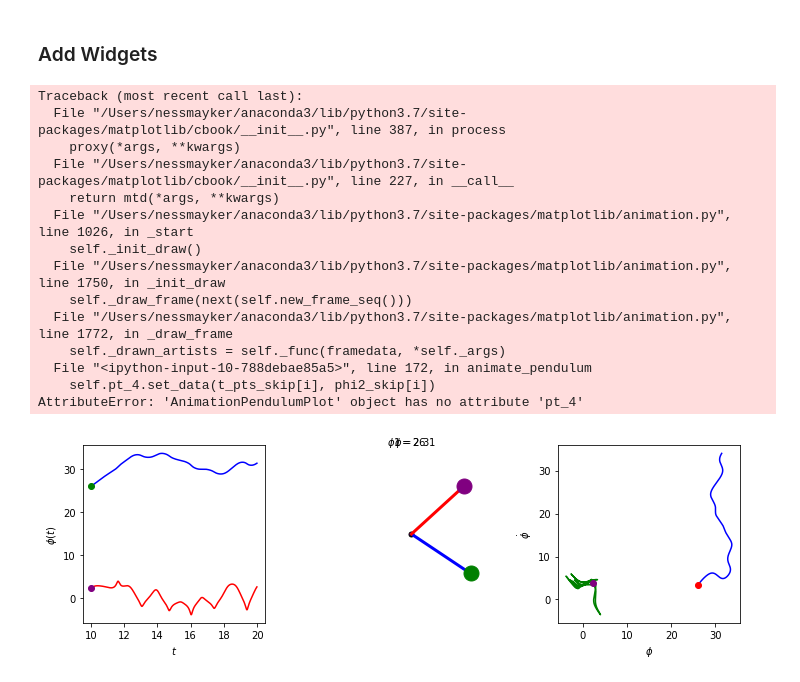
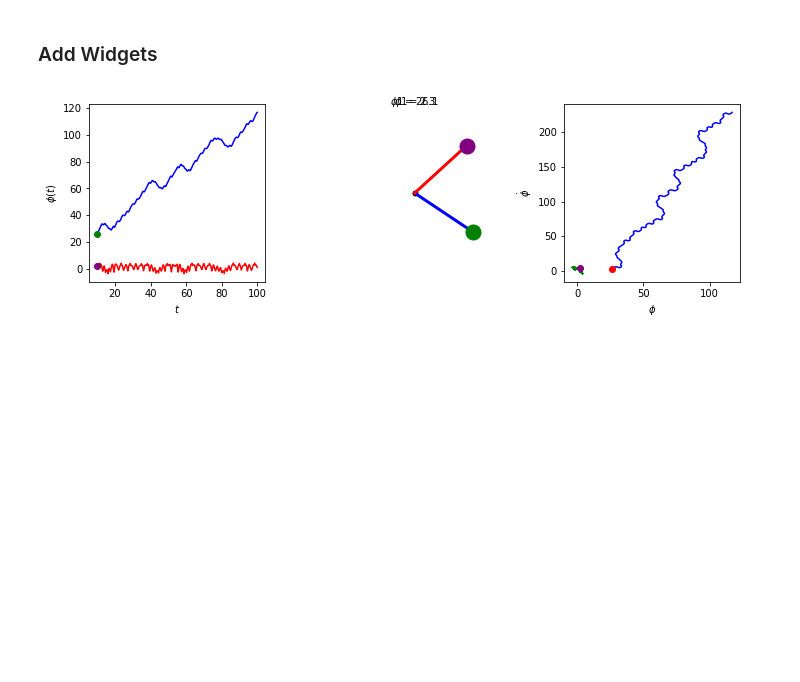
Before and after one commit to NessMayker/Physics5300, a Jupyter notebook: Double Pendulum.ipynb, the cells around one changed output. Saved outputs shown, nothing was run; the diff lists cells and outputs as text; code cells hidden in the pictures; blank space fills up the shorter version.

Commit message:
Less Broken Animations

```diff
--- a/Double Pendulum.ipynb
+++ b/Double Pendulum.ipynb
@@ -478,14 +478,14 @@ class AnimationPendulumPlot():
         self.phi1_text.set_text(phi1_string)
 #.4,.5.6, UPDATE THE SECOND PHI AS WELL (CHANGE PHI_PLOT TO PHI_SKIP FROM ABOVE)
         self.pt_3.set_data(phi1_skip[i], phi_dot1_skip[i])
-        self.pt_4.set_data(t_pts_skip[i], phi2_skip[i])
+        self.pt_1b.set_data(t_pts_skip[i], phi2_skip[i])
 
-        self.line_5.set_data([phi2_skip[i], phi2_skip[i]], [0., self.length])
-        self.pt_5.set_data(phi2_skip[i], self.length)
+        self.line_2b.set_data([phi2_skip[i], phi2_skip[i]], [0., self.length])
+        self.pt_2b.set_data(phi2_skip[i], self.length)
         phi2_string = rf'$\phi1 = {phi2_skip[i]:.1f}$'
         self.phi2_text.set_text(phi2_string)
-        self.pt_6.set_data(phi2_skip[i], phi_dot2_skip[i])
-        return self.pt_1, self.pt_2, self.phi1_text, self.pt_3, self.pt_4, self.pt_5, self.phi2_text, self.pt_6
+        self.pt_3b.set_data(phi2_skip[i], phi_dot2_skip[i])
+        return self.pt_1, self.pt_2, self.phi1_text, self.pt_3, self.pt_1b, self.pt_2b, self.phi2_text, self.pt_3b
 
 
     def start_animation(self, skip=2, interval=25.):
@@ -512,6 +512,7 @@ class AnimationPendulumPlot():
 # %%
 # Create a pendulum animation instance.
 pendulum_anim = AnimationPendulumPlot(phi_vs_t=True,
+                                      phi_dot_vs_t=False,
                                       state_space=True,
                                       physical_pend=True)
 
@@ -537,27 +538,13 @@ p1 = DoublePendulum(L1=L1, L2=L2, g=g, m1=m1, m2=m2)
 pendulum_anim.add_pendulum(p1, phi1_0, phi_dot1_0,phi2_0, phi_dot2_0)
 # %%
 plot_start = 10.   # time to begin plotting
-plot_end = 20.    # time to end plotting
+plot_end = 200.    # time to end plotting
 pendulum_anim.plot_setup(plot_start, plot_end)
 
 # Start the animation (adjust skip and interval for a smooth plot at a
 #  useful speed)
 skip = 2        # skip between time points (in units of delta_t)
 interval = 15.  # time between frames in milliseconds
 pendulum_anim.start_animation(skip, interval)
 # %% [output]
-Traceback (most recent call last):
-  File "/Users/nessmayker/anaconda3/lib/python3.7/site-packages/matplotlib/cbook/__init__.py", line 387, in process
-    proxy(*args, **kwargs)
-  File "/Users/nessmayker/anaconda3/lib/python3.7/site-packages/matplotlib/cbook/__init__.py", line 227, in __call__
-    return mtd(*args, **kwargs)
-  File "/Users/nessmayker/anaconda3/lib/python3.7/site-packages/matplotlib/animation.py", line 1026, in _start
-    self._init_draw()
-  File "/Users/nessmayker/anaconda3/lib/python3.7/site-packages/matplotlib/animation.py", line 1750, in _init_draw
-    self._draw_frame(next(self.new_frame_seq()))
-  File "/Users/nessmayker/anaconda3/lib/python3.7/site-packages/matplotlib/animation.py", line 1772, in _draw_frame
-    self._drawn_artists = self._func(framedata, *self._args)
-  File "<ipython-input-10-788debae85a5>", line 172, in animate_pendulum
-    self.pt_4.set_data(t_pts_skip[i], phi2_skip[i])
-AttributeError: 'AnimationPendulumPlot' object has no attribute 'pt_4'
-[figure, old version]
+[figure, new version]
```
